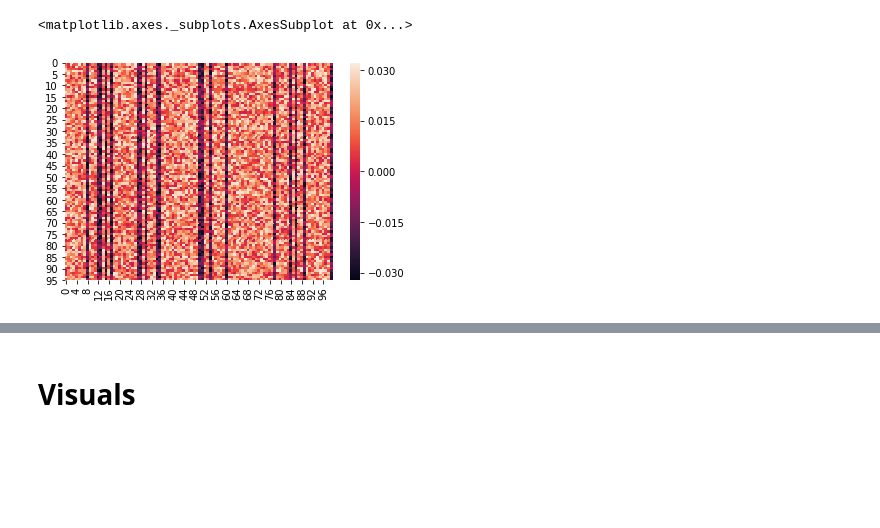
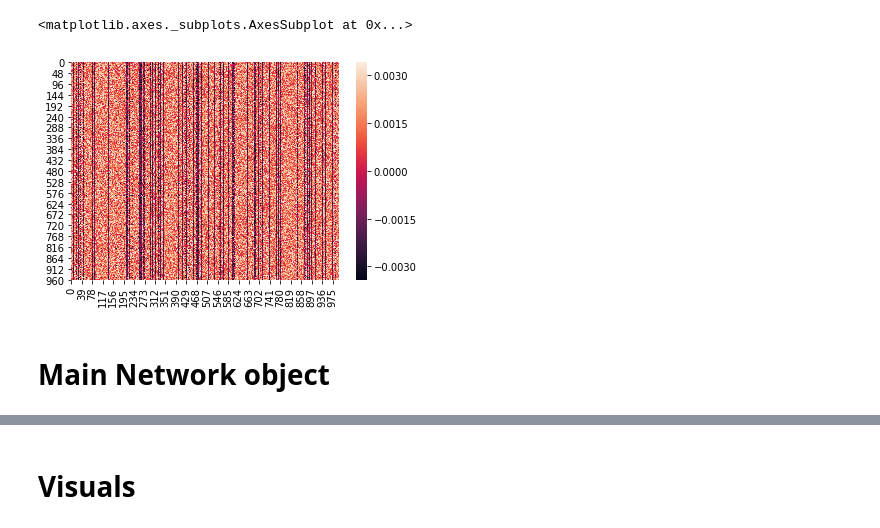
Before and after one commit to EstevaoUyra/criticality-on-neural-network, a Jupyter notebook: network.ipynb, the cells around one changed output, grey strips where cells are left out. Saved outputs shown, nothing was run; the diff lists cells and outputs as text; code cells hidden in the pictures; blank space fills up the shorter version.

```diff
--- a/network.ipynb
+++ b/network.ipynb
@@ -13,16 +21,20 @@ plt.rcParams['figure.dpi'] = 200
 # %%
-N_NEURONS = 100
-W = np.random.rand(N_NEURONS, N_NEURONS)
+N_NEURONS = 1000
+W = np.random.rand(N_NEURONS, N_NEURONS) # Step 1
 
-random_inhib = (np.random.rand(N_NEURONS) <.2)
-W[:, random_inhib] = -1* W[:, random_inhib]
+random_inhib = (np.random.rand(N_NEURONS) <.2) # Step 2
+W[:, random_inhib] = -1* W[:, random_inhib] # Step 3
 
+# Step 4
 ratio = 1 / N_NEURONS / W.mean()
-# Tirar conexao com si mesmo
 W = ratio * W
 
+# Step 5
+for i in range(N_NEURONS):
+    W[i,i] = 0
+
 sns.heatmap(W)
 # %% [output]
 <matplotlib.axes._subplots.AxesSubplot at 0x...>
-[figure, old version]
+[figure, new version]
 # %%
@@ -29,2 +42,4 @@ sns.heatmap(W)
 omega = np.ones((N_NEURONS, 1)) * 8 / N_NEURONS
+# %% [markdown]
+# Main Network object
 # %%
```
Also changed, not shown: parts of 41 cells of this notebook, 1 other file.
